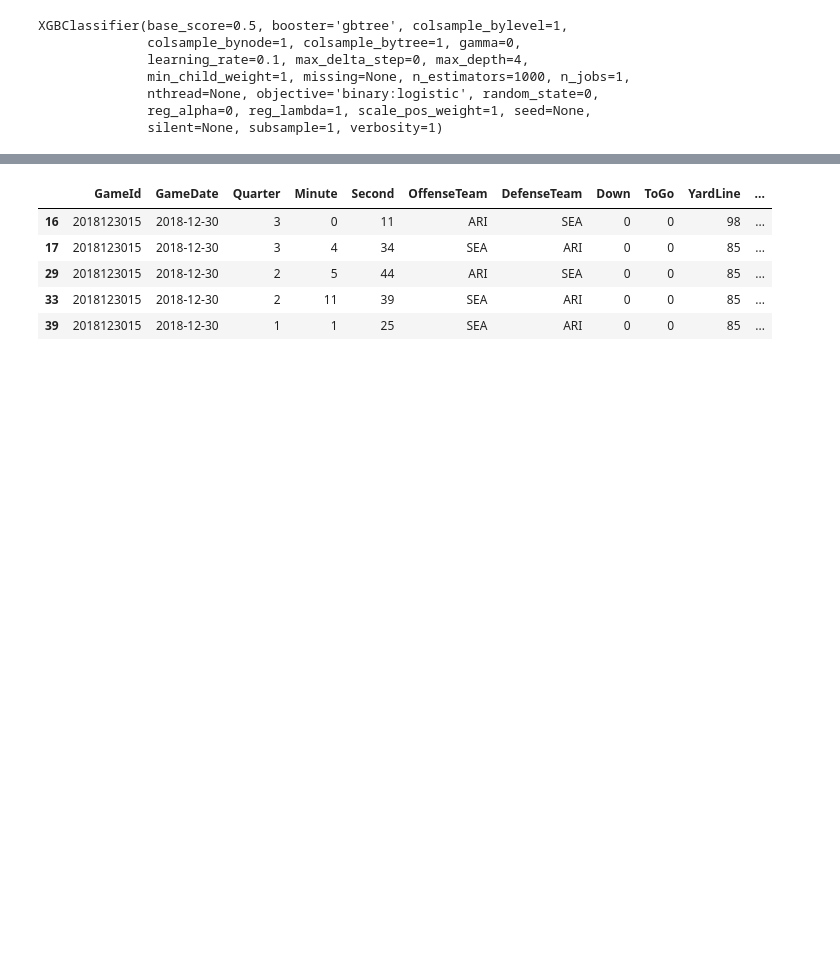
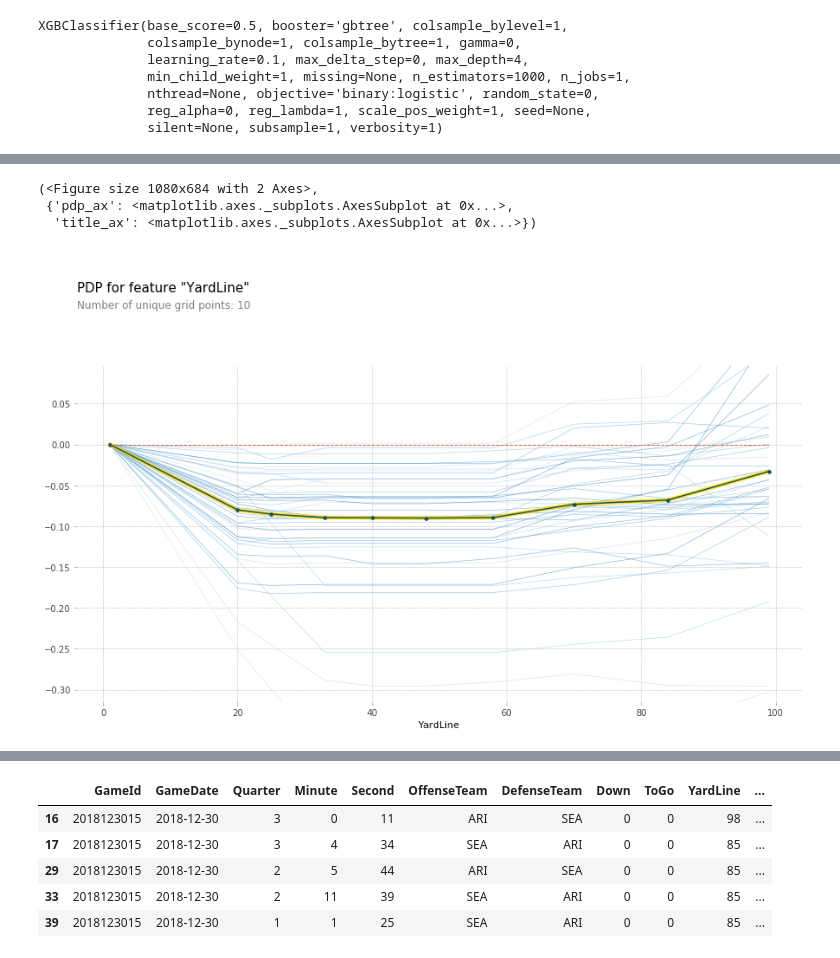
Before and after one commit to richardOlson/nfl_2019_play_by_play, a Jupyter notebook: nfl_plays.ipynb, the cells around one changed output, grey strips where cells are left out. Cells and saved outputs as stored; diff of their text form; code cells hidden in the pictures; blank space fills up the shorter version.

```diff
--- a/nfl_plays.ipynb
+++ b/nfl_plays.ipynb
@@ -1367,0 +1408,13 @@ XGBClassifier(base_score=0.5, booster='gbtree', colsample_bylevel=1,
+# %%
+# making another isolate and then comparing as it changes
+second_isolated = pdp_isolate(theXGB, x_train_w_featImp, x_train_w_featImp.columns,
+                              feature='YardLine' )
+# %%
+# Doing the second plot
+pdp_plot(second_isolated, feature_name='YardLine', plot_lines=True,
+         frac_to_plot=40)
+# %% [output]
+(<Figure size 1080x684 with 2 Axes>,
+ {'pdp_ax': <matplotlib.axes._subplots.AxesSubplot at 0x...>,
+  'title_ax': <matplotlib.axes._subplots.AxesSubplot at 0x...>})
+[figure, added]
```
Also changed, not shown: parts of 25 cells of this notebook.
